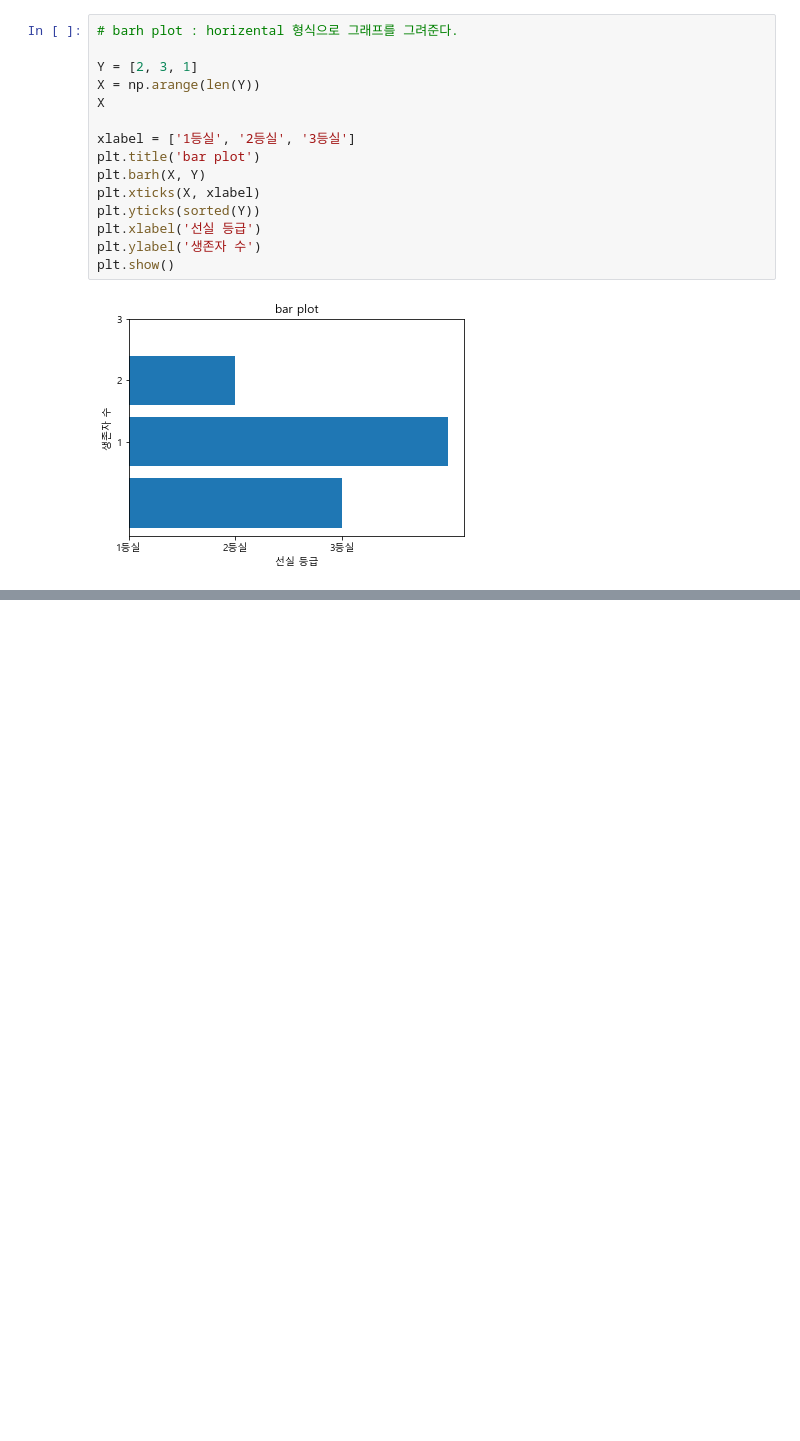
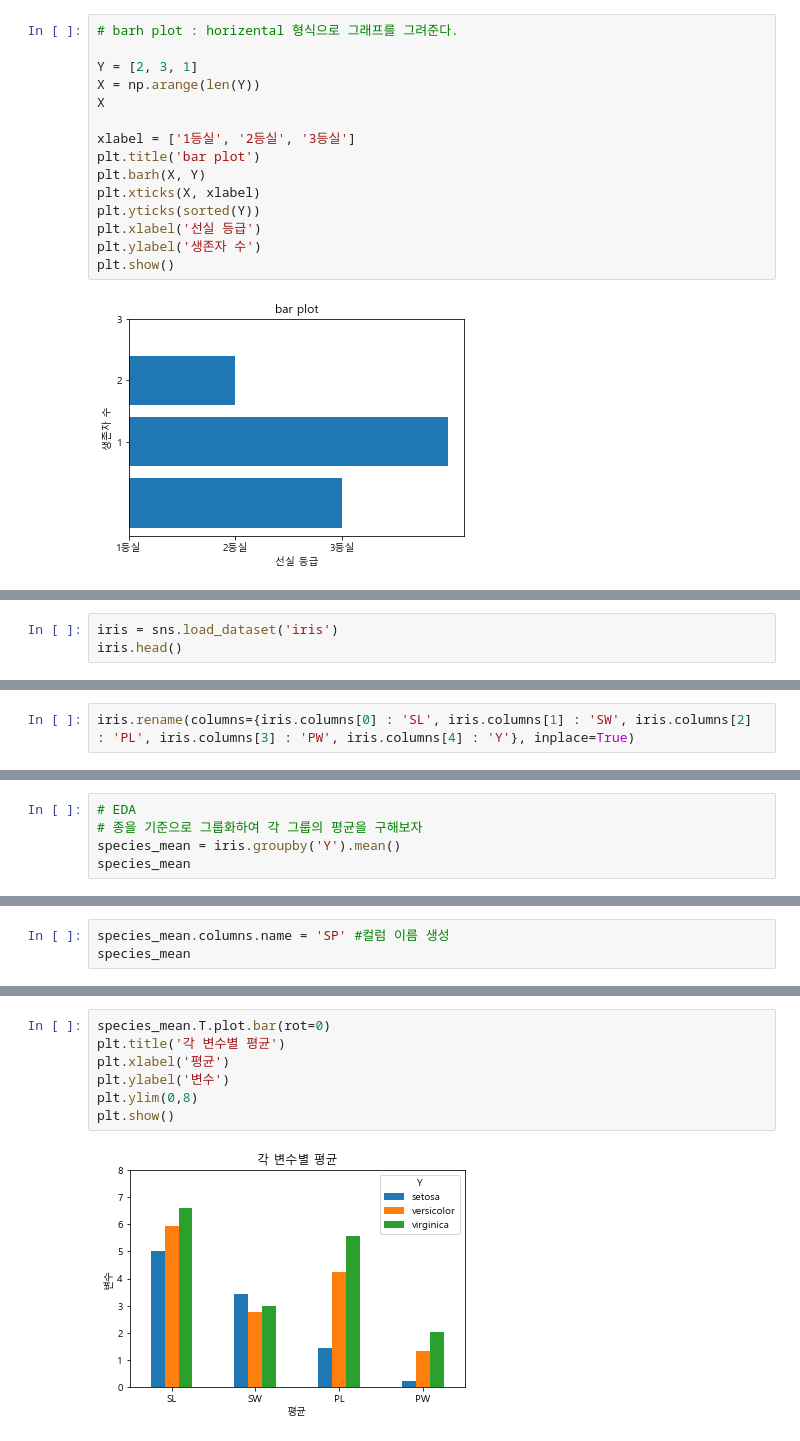
Before and after one commit to gabychoi/TIL, a Jupyter notebook: visualization[01].ipynb, the cells around one changed output, grey strips where cells are left out. Drawn from its saved outputs; the diff is of its cells as text; blank space fills up the shorter version.

Commit message:
study visualization

```diff
--- a/visualization[01].ipynb
+++ b/visualization[01].ipynb
@@ -233,0 +236,3 @@ plt.show()
+# %%
+iris = sns.load_dataset('iris')
+iris.head()
@@ -233,0 +257,2 @@ plt.show()
+# %%
+iris.rename(columns={iris.columns[0] : 'SL', iris.columns[1] : 'SW', iris.columns[2] : 'PL', iris.columns[3] : 'PW', iris.columns[4] : 'Y'}, inplace=True)
@@ -233,0 +277,5 @@ plt.show()
+# %%
+# EDA
+# 종을 기준으로 그룹화하여 각 그룹의 평균을 구해보자
+species_mean = iris.groupby('Y').mean()
+species_mean
@@ -233,0 +288,3 @@ plt.show()
+# %%
+species_mean.columns.name = 'SP' #컬럼 이름 생성
+species_mean
@@ -233,0 +306,9 @@ plt.show()
+# %%
+species_mean.T.plot.bar(rot=0)
+plt.title('각 변수별 평균')
+plt.xlabel('평균')
+plt.ylabel('변수')
+plt.ylim(0,8)
+plt.show()
+# %% [output]
+[figure, added]
```
Also changed, not shown: parts of 51 cells of this notebook.
